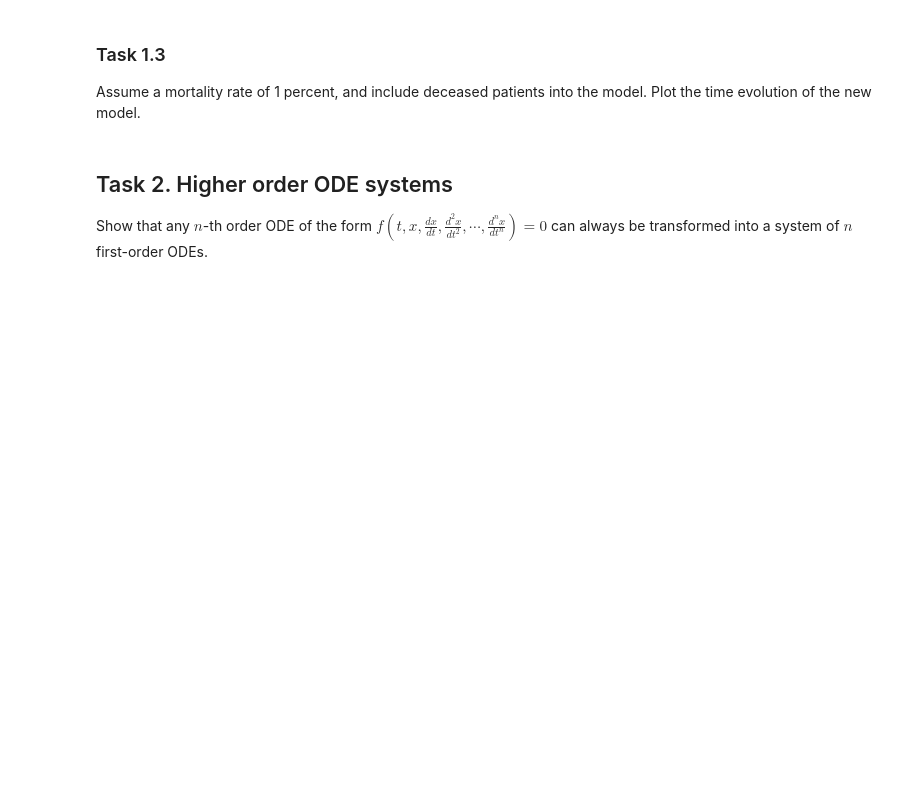
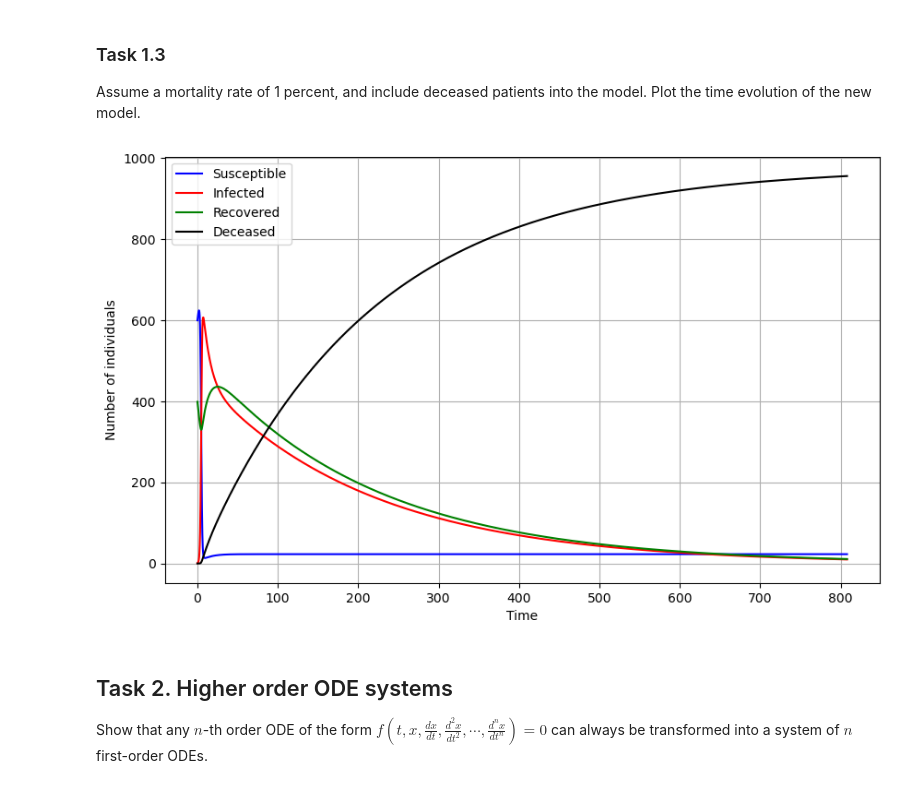
Before and after one commit to HeyuanChi/DSML_24ws, a Jupyter notebook: ex01/ex01.ipynb, the cells around one changed output. Cells and saved outputs as stored; diff of their text form; code cells hidden in the pictures; blank space fills up the shorter version.

```diff
--- a/ex01/ex01.ipynb
+++ b/ex01/ex01.ipynb
@@ -20,6 +108,65 @@ Adjust the model for the case that infections do not confer long-term immunity t
 ### Task 1.3
 
 Assume a mortality rate of 1 percent, and include deceased patients into the model. Plot the time evolution of the new model.
+# %%
+D0 = 0  # deceased
+mortality_rate = 0.01  # Mortality rate
+
+
+# SIR model included deceased paitients
+def deriv(S, I, R, D, N, beta, gamma, mortality_rate):
+    dSdt = -beta * S * I / N + gamma * R
+    dIdt = beta * S * I / N - gamma * I - mortality_rate * I
+    dRdt = gamma * I - gamma * R
+    dDdt = mortality_rate * I
+    return dSdt, dIdt, dRdt, dDdt
+
+# time evolution
+def run_until_fixed_point(S0, I0, R0, D0, N, beta, gamma, mortality_rate, tolerance):
+    S, I, R, D = S0, I0, R0, D0
+    t = 0
+    dt = 0.1
+    S_values, I_values, R_values, D_values, t_values = [S], [I], [R], [D], [t]
+
+    while True:
+        dS, dI, dR, dD = deriv(S, I, R, D, N, beta, gamma, mortality_rate)
+        S_new = S + dS * dt
+        I_new = I + dI * dt
+        R_new = R + dR * dt
+        D_new = D + dD * dt
+
+        # check if reach a fixed point
+        if abs(S_new - S) < tolerance and abs(I_new - I) < tolerance and abs(R_new - R) < tolerance and abs(D_new - D) < tolerance:
+            break
+
+        S, I, R, D = S_new, I_new, R_new, D_new
+        t += dt
+
+        S_values.append(S)
+        I_values.append(I)
+        R_values.append(R)
+        D_values.append(D)
+        t_values.append(t)
+
+    return t_values, S_values, I_values, R_values, D_values
+
+# run
+t_values, S_values, I_values, R_values, D_values = run_until_fixed_point(S0, I0, R0, D0, N, beta, gamma, mortality_rate, tolerance)
+
+# plot
+plt.figure(figsize=(10, 6))
+plt.plot(t_values, S_values, 'b', label='Susceptible')
+plt.plot(t_values, I_values, 'r', label='Infected')
+plt.plot(t_values, R_values, 'g', label='Recovered')
+plt.plot(t_values, D_values, 'k', label='Deceased')
+plt.xlabel('Time')
+plt.ylabel('Number of individuals')
+
+plt.legend()
+plt.grid()
+plt.show()
+# %% [output]
+[figure, added]
 # %% [markdown]
 ## Task 2. Higher order ODE systems
 
```
Also changed, not shown: parts of 3 cells of this notebook.
